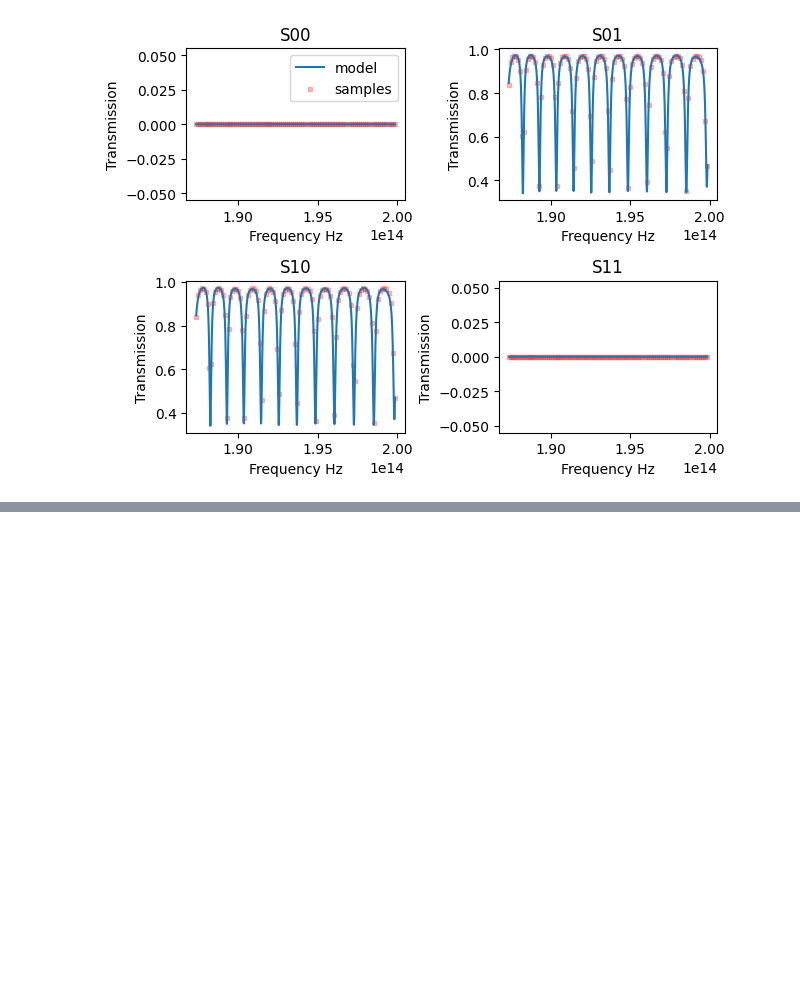
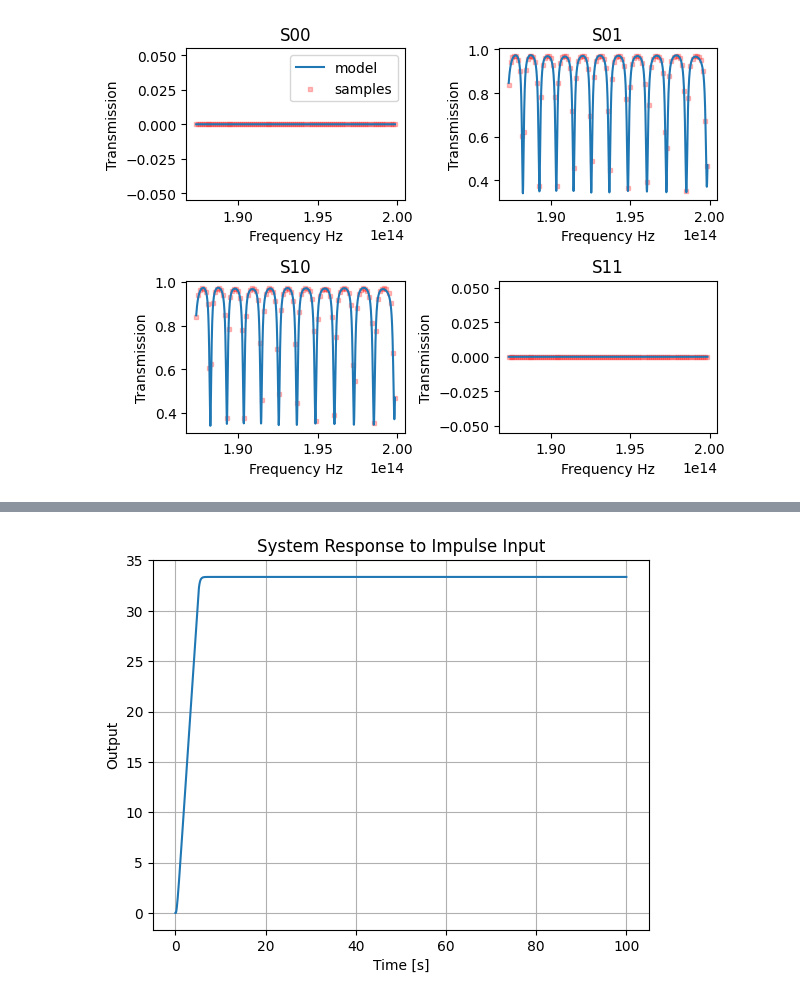
Before and after one commit to BYUCamachoLab/simphony, a Jupyter notebook: simphony/time_domain/examples/CVFTesting.ipynb, the cells around one changed output, grey strips where cells are left out. Saved outputs shown, nothing was run; the diff lists cells and outputs as text; code cells hidden in the pictures; blank space fills up the shorter version.

```diff
--- a/simphony/time_domain/examples/CVFTesting.ipynb
+++ b/simphony/time_domain/examples/CVFTesting.ipynb
@@ -54,0 +92,42 @@ Estimator: 1.5588766574298571
+# %%
+import numpy as np
+import matplotlib.pyplot as plt
+from scipy.signal import StateSpace, dlsim
+
+# Define state-space matrices (for a simple system)
+A = np.array([[0.9, 0.1], [0.2, 0.8]])  # State matrix
+B = np.array([[1], [0]])                # Input matrix
+C = np.array([[0, 1]])                  # Output matrix
+D = np.array([[0]])                     # Feedthrough matrix
+
+# Simulation parameters
+T = 100  # Total simulation time in seconds
+N = 1000  # Number of samples (time steps)
+t = np.linspace(0, T, N)  # Time vector for simulation
+
+# Define the impulse input signal (impulse at the first time step)
+impulse = np.zeros(N)
+impulse[0:50] = 1  # Impulse at the first sample
+
+# Create the state-space system
+sys = StateSpace(A, B, C, D, dt=T/N)
+
+# Simulate the system's response using dlsim
+t_out, y_out, x_out = dlsim(sys, impulse, t)
+
+# Handle potential NaN values in y_out (just in case)
+y_out = np.nan_to_num(y_out, nan=0)  # Replace NaNs with zeros
+
+# Check if there are any NaN values in y_out after simulation
+if np.any(np.isnan(y_out)):
+    print("Warning: NaN values detected in y_out")
+
+# Plot the output response
+plt.plot(t_out, y_out)
+plt.title("System Response to Impulse Input")
+plt.xlabel("Time [s]")
+plt.ylabel("Output")
+plt.grid(True)
+plt.show()
+# %% [output]
+[figure, added]
```
Also changed, not shown: parts of 3 cells of this notebook, 4 other files.
